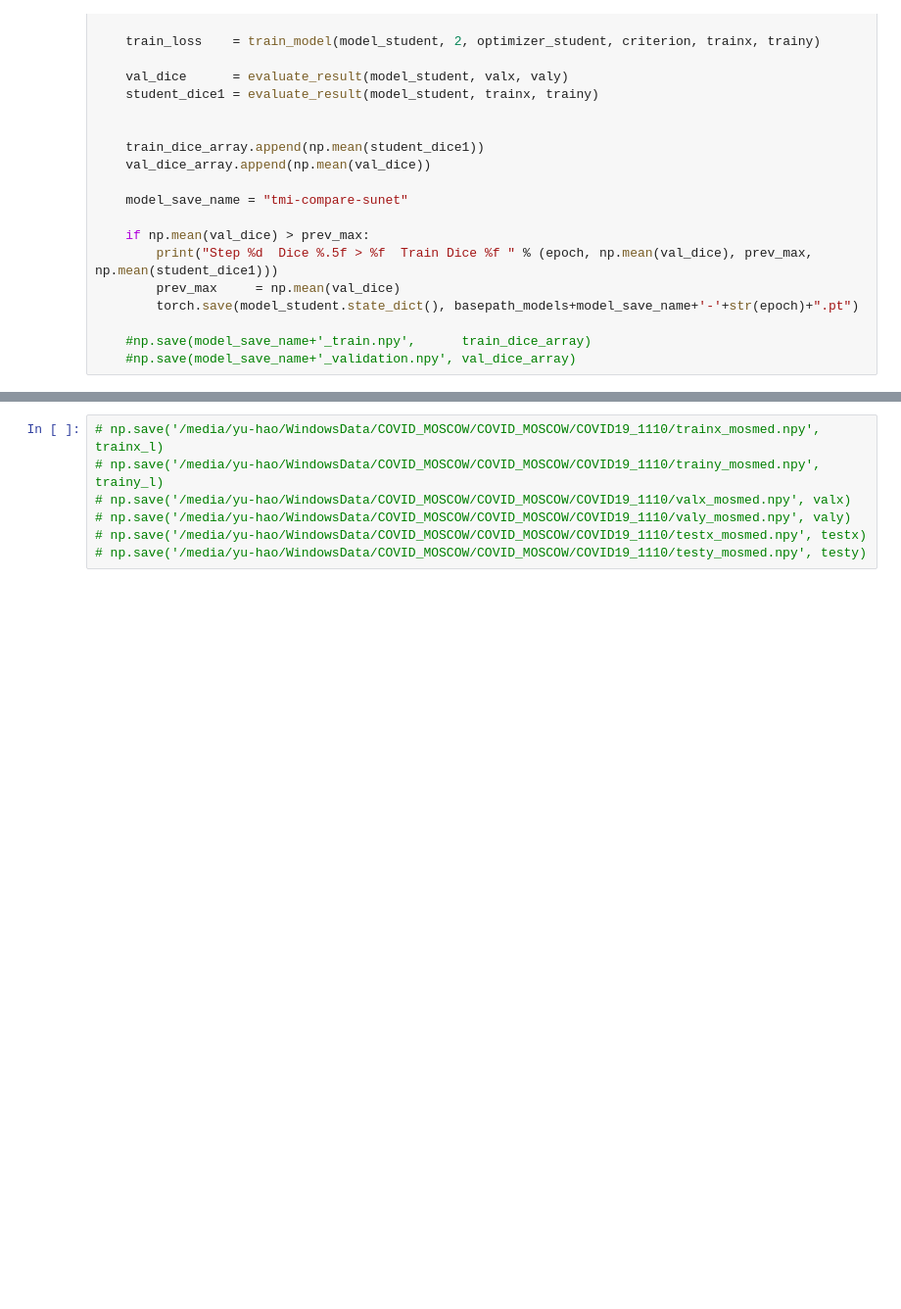
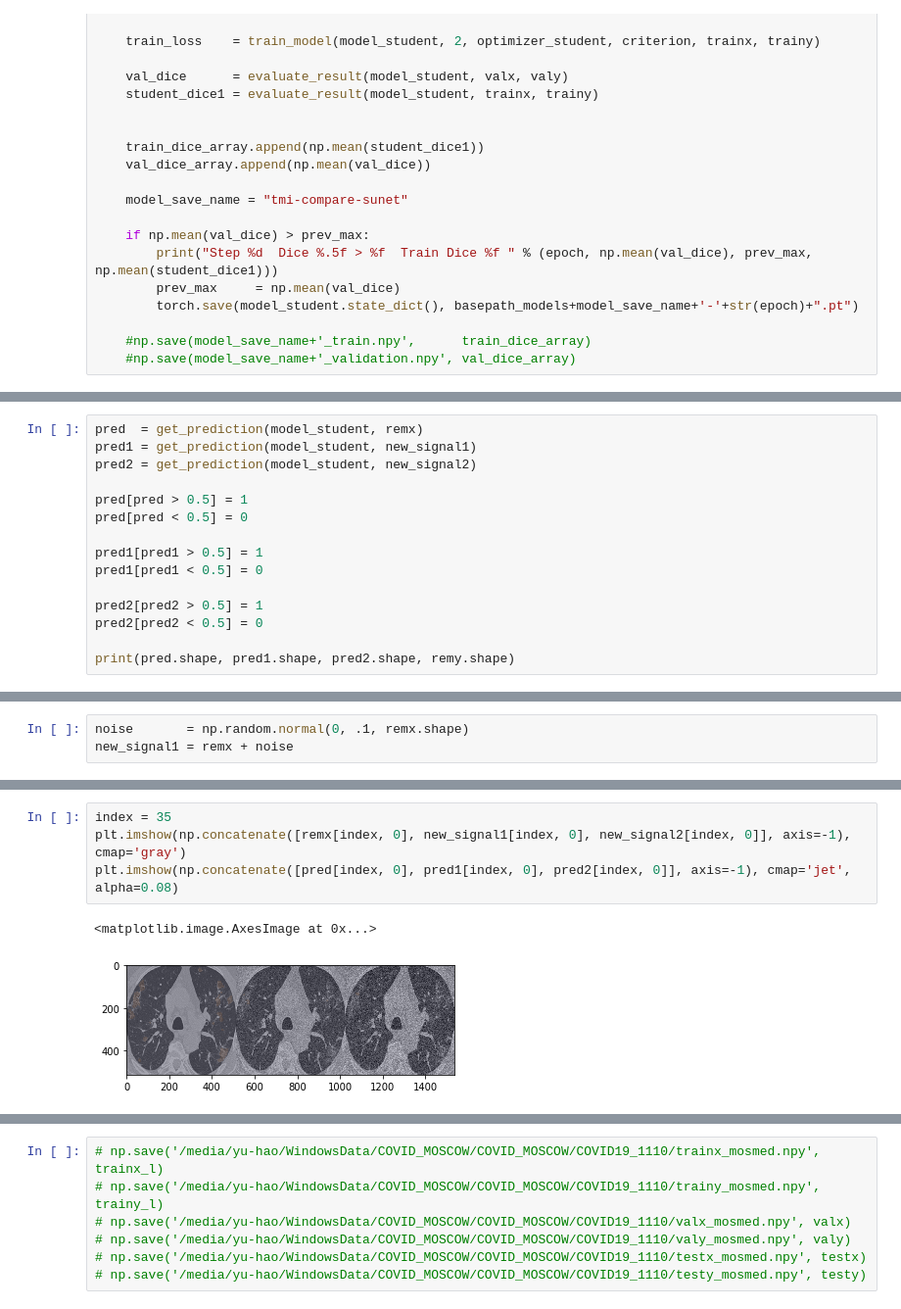
Before and after one commit to PranjalSahu/SEMISUNET, a Jupyter notebook: sunet.ipynb, the cells around one changed output, grey strips where cells are left out. Shown: that part at 98% size. Saved outputs shown, nothing was run; the diff lists cells and outputs as text; blank space fills up the shorter version.

```diff
--- a/sunet.ipynb
+++ b/sunet.ipynb
@@ -1330,0 +3714,15 @@ for epoch in range(total_epochs):
+# %%
+pred  = get_prediction(model_student, remx)
+pred1 = get_prediction(model_student, new_signal1)
+pred2 = get_prediction(model_student, new_signal2)
+
+pred[pred > 0.5] = 1
+pred[pred < 0.5] = 0
+
+pred1[pred1 > 0.5] = 1
+pred1[pred1 < 0.5] = 0
+
+pred2[pred2 > 0.5] = 1
+pred2[pred2 < 0.5] = 0
+
+print(pred.shape, pred1.shape, pred2.shape, remy.shape)
@@ -1330,0 +3731,3 @@ for epoch in range(total_epochs):
+# %%
+noise       = np.random.normal(0, .1, remx.shape)
+new_signal1 = remx + noise
@@ -1330,0 +3764,7 @@ for epoch in range(total_epochs):
+# %%
+index = 35
+plt.imshow(np.concatenate([remx[index, 0], new_signal1[index, 0], new_signal2[index, 0]], axis=-1), cmap='gray')
+plt.imshow(np.concatenate([pred[index, 0], pred1[index, 0], pred2[index, 0]], axis=-1), cmap='jet', alpha=0.08)
+# %% [output]
+<matplotlib.image.AxesImage at 0x...>
+[figure, added]
```
Also changed, not shown: parts of 17 cells of this notebook.
